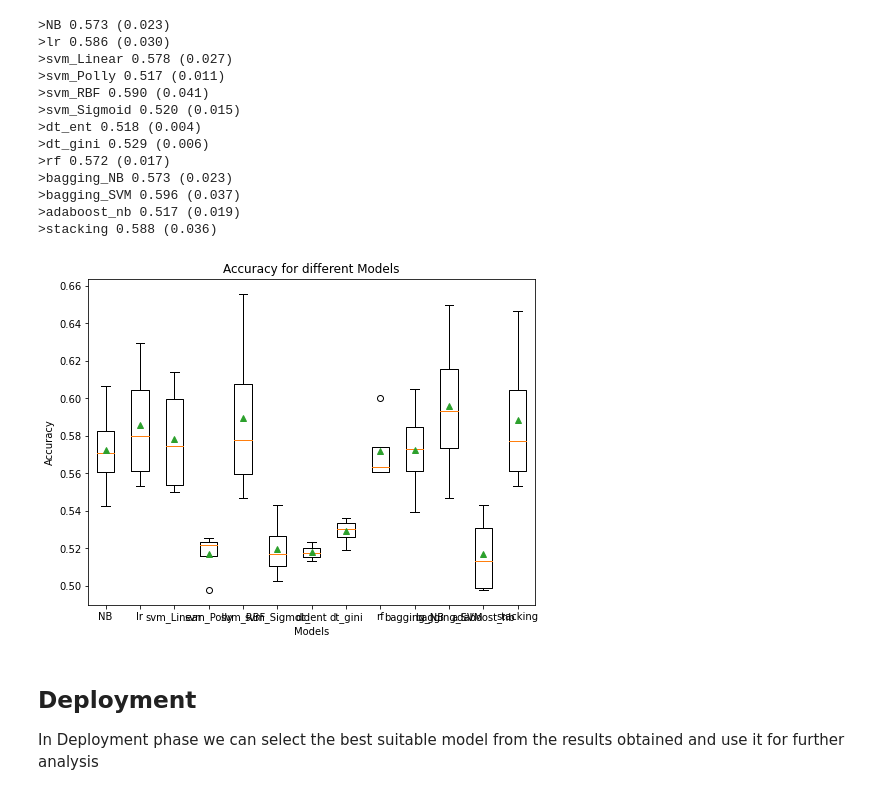
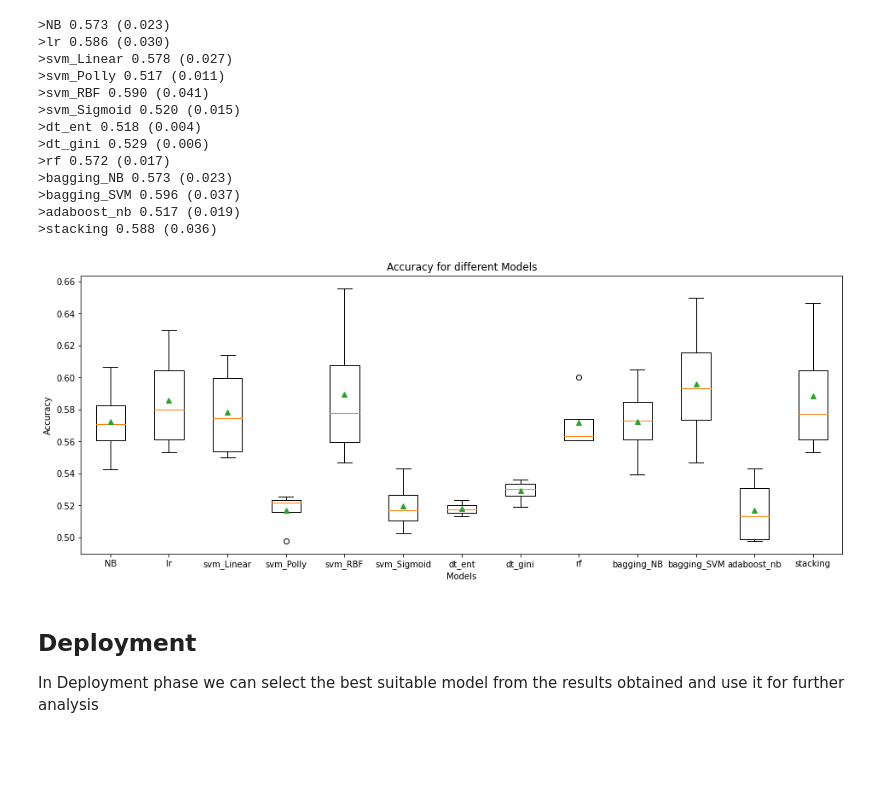
Before and after one commit to divyakumar95/Blog_gender_classification, a Jupyter notebook: NLP_CA01.ipynb, the cells around one changed output. Cells and saved outputs as stored; diff of their text form; code cells hidden in the pictures; blank space fills up the shorter version.

```diff
--- a/NLP_CA01.ipynb
+++ b/NLP_CA01.ipynb
@@ -532,32 +460,0 @@ plot_history(history)
-# %%
-from keras.layers import Dropout, Dense, Embedding, LSTM, Bidirectional
-
-embedding_dim = 100
-lstm_node = 32
-
-model = Sequential()
-model.add(layers.Embedding(vocab_size, embedding_dim, input_length=maxlen))
-model.add(layers.Conv1D(128, 5, activation='relu'))
-#model.add(layers.GlobalMaxPooling1D())
-model.add(layers.Dropout(0.2))
-model.add(layers.Conv1D(128, 5, activation='relu'))
-model.add(Bidirectional(LSTM(lstm_node, return_sequences=True, recurrent_dropout=0.2)))
-model.add(layers.GlobalMaxPooling1D())
-model.add(layers.Dropout(0.2))
-#model.add(Bidirectional(LSTM(lstm_node, recurrent_dropout=0.2)))
-model.add(layers.Dense(10, activation='relu'))
-model.add(layers.Dense(1, activation='sigmoid'))
-model.compile(optimizer='adam',
-              loss='binary_crossentropy',
-              metrics=['accuracy'])
-model.summary()
-history = model.fit(X_train, y_train,
-                    epochs=20,
-                    verbose=True,
-                    validation_data=(X_test, y_test),
-                    batch_size=20)
-loss, accuracy = model.evaluate(X_train, y_train, verbose=False)
-print("Training Accuracy: {:.4f}".format(accuracy))
-loss, accuracy = model.evaluate(X_test, y_test, verbose=False)
-print("Testing Accuracy:  {:.4f}".format(accuracy))
-plot_history(history)
@@ -648,7 +548,7 @@ warnings.filterwarnings("ignore")
 models = base_models()
 # evaluate the models and store results
 Single_results, Single_names = list(), list()
-Single_run = 10
+Single_run = 50
 start_single = timeit.default_timer()
 for name, model in models.items():
 	scores, mod, prec, recall,fscore, timed = evaluate_model_Multi(model,X_PCA,y,Single_run) #,X_over,y_over)#, X, y)
@@ -691,7 +593,7 @@ warnings.filterwarnings("ignore")
 models = base_models()
 # evaluate the models and store results
 Single_results, Single_names = list(), list()
-Single_run = 10
+Single_run = 20
 start_single = timeit.default_timer()
 for name, model in models.items():
 	scores, mod, prec, recall,fscore, timed = evaluate_model_Multi(model,X_SVD,y,Single_run) #,X_over,y_over)#, X, y)
@@ -756,12 +660,12 @@ for name, model in models.items():
 >adaboost_nb 0.517 (0.019)
 >stacking 0.588 (0.036)
 # %%
-plt.figure(figsize=(8, 6))
+plt.figure(figsize=(16, 6))
 plt.boxplot(cross_results, labels=cross_names, showmeans=True)
 plt.ylabel('Accuracy'); plt.xlabel('Models'); plt.title('Accuracy for different Models');
 plt.show()
 # %% [output]
-[figure, old version]
+[figure, new version]
 # %% [markdown]
 ## Deployment
 
```
Also changed, not shown: parts of 18 cells of this notebook.
